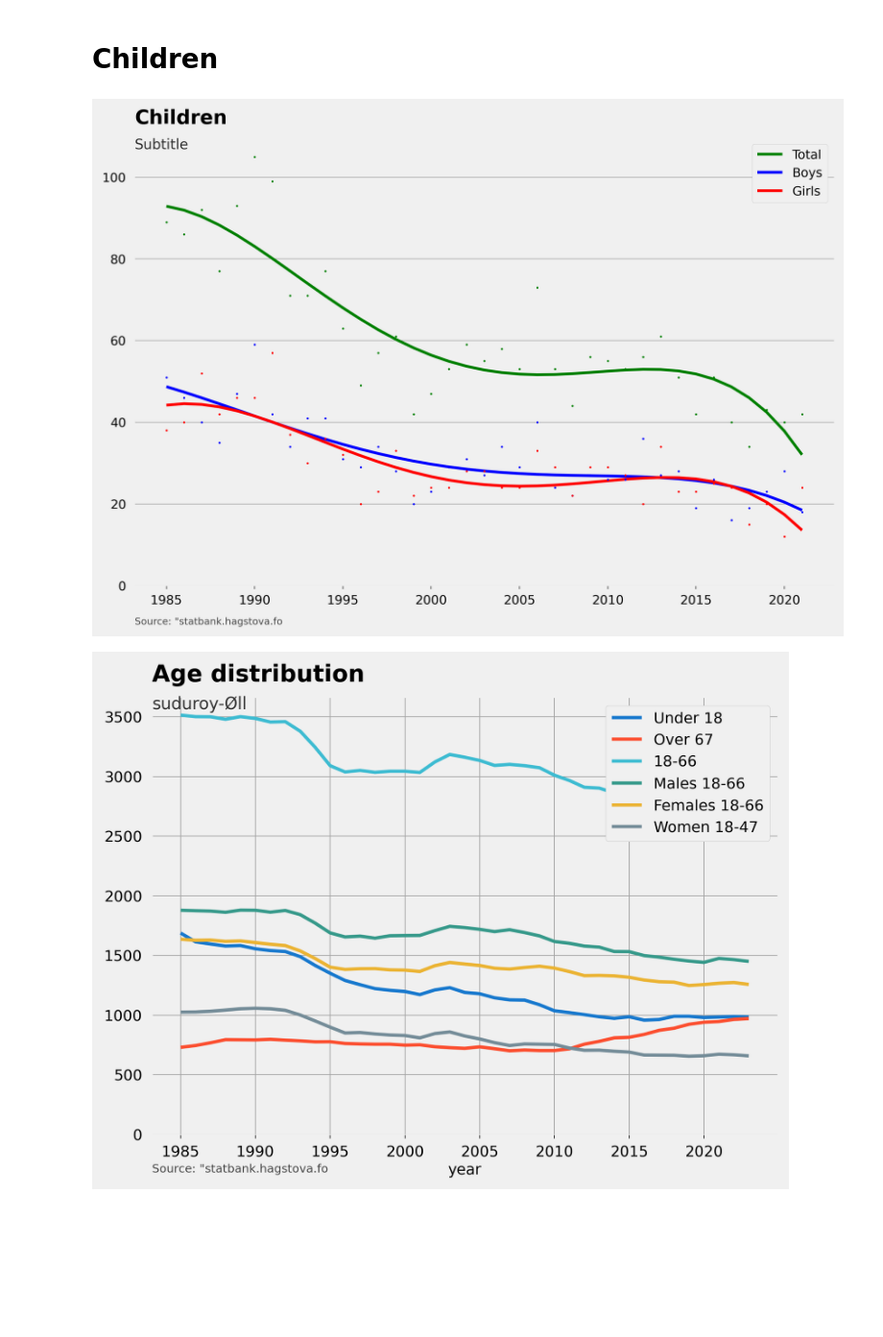
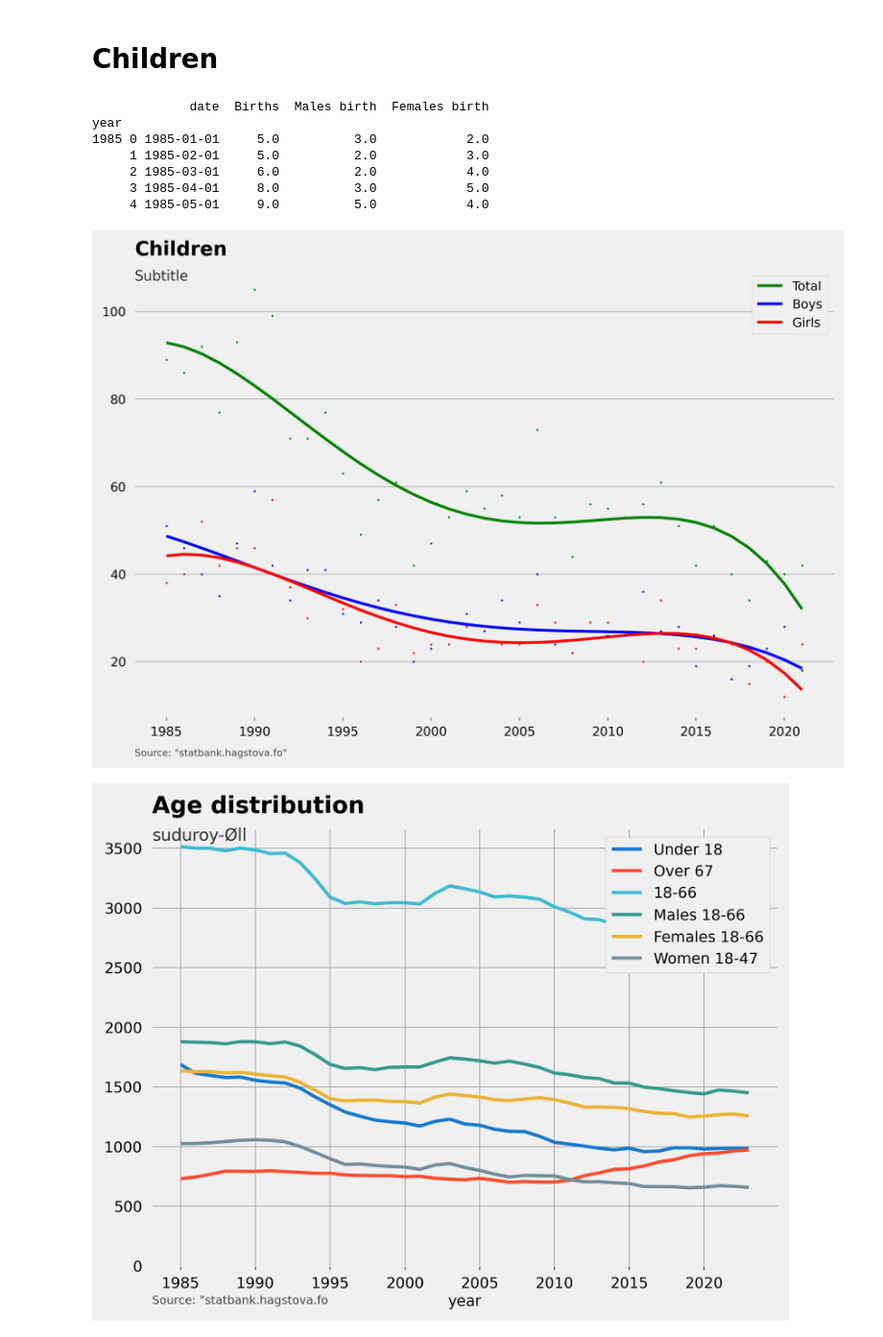
Before and after one commit to wentzlau/hagtol, a Jupyter notebook: fo_area_hagtol/fo_area_hagtol_folketal.ipynb, the cells around one changed output. Shown: that part at 96% size. Drawn from its saved outputs; the diff is of its cells as text; code cells hidden in the pictures; blank space fills up the shorter version.

```diff
--- a/fo_area_hagtol/fo_area_hagtol_folketal.ipynb
+++ b/fo_area_hagtol/fo_area_hagtol_folketal.ipynb
@@ -139,38 +141,44 @@ bdf["date"] =  rdf['date']
 bdf["Males birth"] =  rdf['Males Live births']
 bdf["Females birth"] =  rdf['Females Live births']
 bdf["Births"] = rdf['Males Live births'] + rdf['Females Live births']
-with warnings.catch_warnings():
-    warnings.simplefilter('ignore')
-    bdf1 = bdf.groupby('date', as_index=False)['Births', "Males birth", "Females birth"].sum()
+bdf1 = bdf.groupby('date', as_index=False)[['Births', "Males birth", "Females birth"]].sum()
+
 bdf1a = bdf1.set_index(bdf1['date'].rename('year').dt.year, append=True).swaplevel(0,1)
-
-bdf2 = bdf1a.groupby(['year']).sum()
+#print(bdf1a.head())
+bdf2 = bdf1a.groupby(['year'])[['Births', "Males birth", "Females birth"]].sum()
 
 years = bdf2.index.values[:-2]
 births = bdf2['Births'].values.flatten()[:-2]
 births_males = bdf2['Males birth'].values.flatten()[:-2]
 births_females = bdf2['Females birth'].values.flatten()[:-2]
 #print(births)
 deg = 4
 coeff_birth = np.polyfit(years, births, deg) #deg of 1 for straight line
 f1_birth = np.poly1d(coeff_birth)
 
 coeff_male_birth = np.polyfit(years, births_males, deg) #deg of 1 for straight line
 f1_male_birth = np.poly1d(coeff_male_birth)
 
 coeff_female_birth = np.polyfit(years, births_females, deg) #deg of 1 for straight line
 f1_female_birth = np.poly1d(coeff_female_birth)
 
 plt.plot(years, f1_birth(years), 'g' )
 plt.plot(years, f1_male_birth(years), 'b')
 plt.plot(years, f1_female_birth(years), 'r')
 plt.plot(years, births, 'go', ms=2)
 plt.plot(years, births_males, 'bo', ms=2)
 plt.plot(years, births_females, 'ro', ms=2)
 plt.legend(['Total', 'Boys', "Girls"])
 ax = plt.gca()
 ph.format_plot(ax, "Children", "Subtitle")
 plt.show()
 # %% [output]
+             date  Births  Males birth  Females birth
+year
+1985 0 1985-01-01     5.0          3.0            2.0
+     1 1985-02-01     5.0          2.0            3.0
+     2 1985-03-01     6.0          2.0            4.0
+     3 1985-04-01     8.0          3.0            5.0
+     4 1985-05-01     9.0          5.0            4.0
-[figure, old version]
+[figure, new version]
 # %%
```
Also changed, not shown: parts of 4 cells of this notebook, 5 other files.
